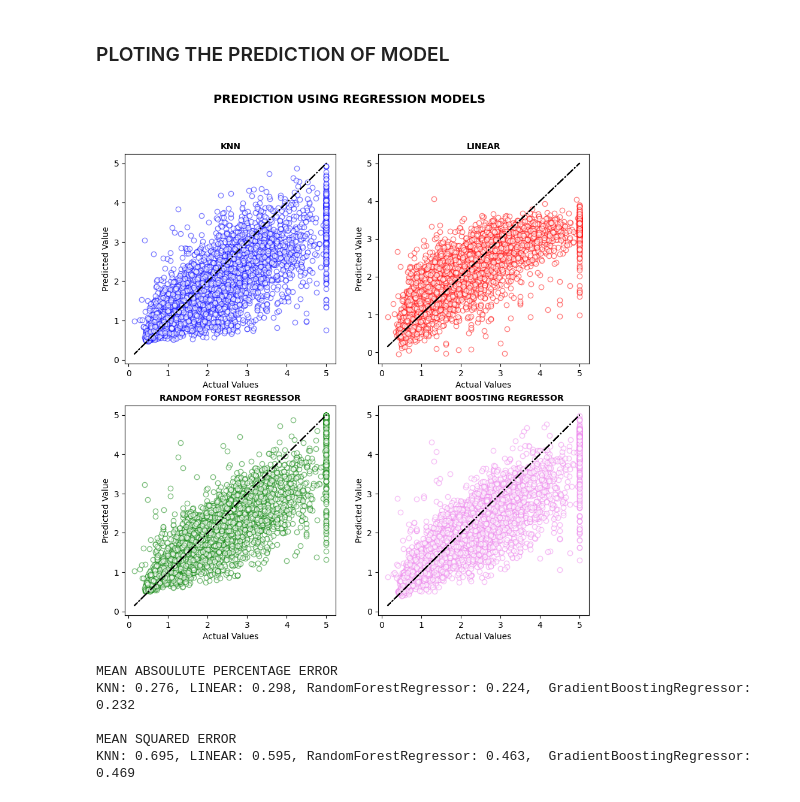
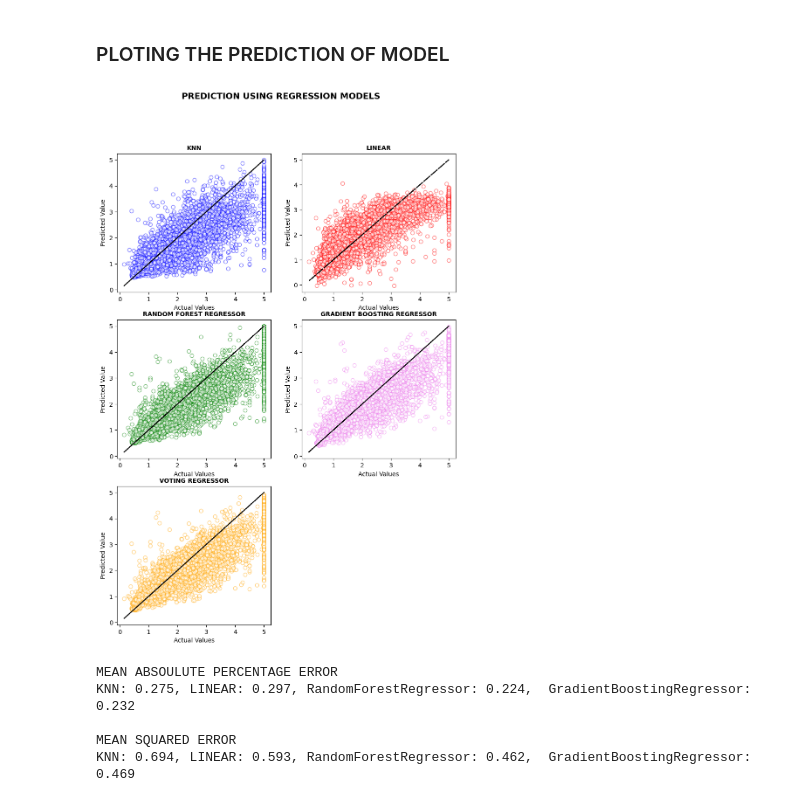
Before and after one commit to sahil-deo/Notebooks, a Jupyter notebook: RegressionModelComparision/RegressionModelComparsion.ipynb, the cells around one changed output. Drawn from its saved outputs; the diff is of its cells as text; code cells hidden in the pictures.

Commit message:
Added the Voting Regressor Model to the Regressor Comparisons

```diff
--- a/RegressionModelComparision/RegressionModelComparsion.ipynb
+++ b/RegressionModelComparision/RegressionModelComparsion.ipynb
@@ -85,53 +98,62 @@ pipe_KNN = joblib.load('pipe_KNN.model')
 pipe_Linear = joblib.load('pipe_Linear.model')
 pipe_GradientBoostingRegressor = joblib.load('pipe_GradientBoostingRegressor.model')
 pipe_RandomForestRegressor = joblib.load('pipe_RandomForestRegressor.model')
+voting_model = joblib.load('voting_model.model')
 
 # Predicting Y
 pred_KNN = pipe_KNN.predict(X_test)
 pred_Linear = pipe_Linear.predict(X_test)
 pred_GradientBoostingRegressor = pipe_GradientBoostingRegressor.predict(X_test)
 pred_RandomForestRegressor = pipe_RandomForestRegressor.predict(X_test)
+pred_Voting = voting_model.predict(X_test)
 # %% [markdown]
 ### PLOTING THE PREDICTION OF MODEL
 # %%
 import matplotlib.pyplot as plt
 import seaborn as sns
 
-plt.figure(figsize=(10, 10))
+plt.figure(figsize=(10, 14))
 
-plt.subplot(2,2,1)
+plt.subplot(3,2,1)
 plt.scatter(y_test, pred_KNN, c='white', alpha=0.5, edgecolors='blue')
 plt.plot(y_test, y_test, ls='-.', c='black')
 plt.xlabel('Actual Values')
 plt.ylabel('Predicted Value')
 plt.title("KNN",fontweight='bold',fontsize=10)
 
-plt.subplot(2,2,2)
+plt.subplot(3,2,2)
 plt.scatter(y_test, pred_Linear, c='white', alpha=0.5, edgecolors='red')
 plt.plot(y_test, y_test, ls='-.', c='black')
 plt.xlabel('Actual Values')
 plt.ylabel('Predicted Value')
 plt.title("LINEAR",fontweight='bold',fontsize=10)
 
-plt.subplot(2,2,3)
+plt.subplot(3,2,3)
 plt.scatter(y_test, pred_RandomForestRegressor, alpha=0.5, c='w', edgecolors='g')
 plt.plot(y_test, y_test, ls='-.', c='black')
 plt.xlabel('Actual Values')
 plt.ylabel('Predicted Value')
 plt.title("RANDOM FOREST REGRESSOR",fontweight='bold',fontsize=10)
 
-plt.subplot(2,2,4)
+plt.subplot(3,2,4)
 plt.scatter(y_test, pred_GradientBoostingRegressor, alpha=0.5, c='w', edgecolors='violet')
 plt.plot(y_test, y_test, c='black', ls='-.')
 plt.xlabel('Actual Values')
 plt.ylabel('Predicted Value')
 plt.title("GRADIENT BOOSTING REGRESSOR",fontweight='bold', fontsize=10)
 
+plt.subplot(3,2,5)
+plt.scatter(y_test, pred_Voting, alpha=0.5, c='w', edgecolors='orange')
+plt.plot(y_test, y_test, c='black', ls='-.')
+plt.xlabel('Actual Values')
+plt.ylabel('Predicted Value')
+plt.title("VOTING REGRESSOR",fontweight='bold', fontsize=10)
+
 plt.suptitle('PREDICTION USING REGRESSION MODELS', fontweight='bold', fontsize=14)
 
 plt.show()
 # %% [output]
-[figure, old version]
+[figure, new version]
 # %%
 from sklearn.metrics import mean_squared_error, mean_absolute_percentage_error
 
@@ -139,12 +161,13 @@ mape_KNN = mean_absolute_percentage_error(y_test, pred_KNN)
 mape_Linear = mean_absolute_percentage_error(y_test, pred_Linear)
 mape_RandomForestRegressor = mean_absolute_percentage_error(y_test, pred_RandomForestRegressor)
 mape_GradientBoostingRegressor = mean_absolute_percentage_error(y_test, pred_GradientBoostingRegressor)
+mape_Voting = mean_absolute_percentage_error(y_test, pred_Voting)
 
 mse_KNN = mean_squared_error(y_test, pred_KNN)
 mse_Linear = mean_squared_error(y_test, pred_Linear)
 mse_RandomForestRegressor = mean_squared_error(y_test, pred_RandomForestRegressor)
 mse_GradientBoostingRegressor = mean_squared_error(y_test, pred_GradientBoostingRegressor)
-
+mse_Voting = mean_squared_error(y_test, pred_Voting)
 
 
 print("MEAN ABSOULUTE PERCENTAGE ERROR")
@@ -155,8 +178,8 @@ print("\nMEAN SQUARED ERROR")
 print(f"KNN: {mse_KNN:0.3f}, LINEAR: {mse_Linear:0.3f}, RandomForestRegressor: {mse_RandomForestRegressor:0.3f},  GradientBoostingRegressor: {mse_GradientBoostingRegressor:0.3f}")
 # %% [output]
 MEAN ABSOULUTE PERCENTAGE ERROR
-KNN: 0.276, LINEAR: 0.298, RandomForestRegressor: 0.224,  GradientBoostingRegressor: 0.232
+KNN: 0.275, LINEAR: 0.297, RandomForestRegressor: 0.224,  GradientBoostingRegressor: 0.232
 
 MEAN SQUARED ERROR
-KNN: 0.695, LINEAR: 0.595, RandomForestRegressor: 0.463,  GradientBoostingRegressor: 0.469
+KNN: 0.694, LINEAR: 0.593, RandomForestRegressor: 0.462,  GradientBoostingRegressor: 0.469
 # %%
```
Also changed, not shown: parts of 5 cells of this notebook, 5 other files.
